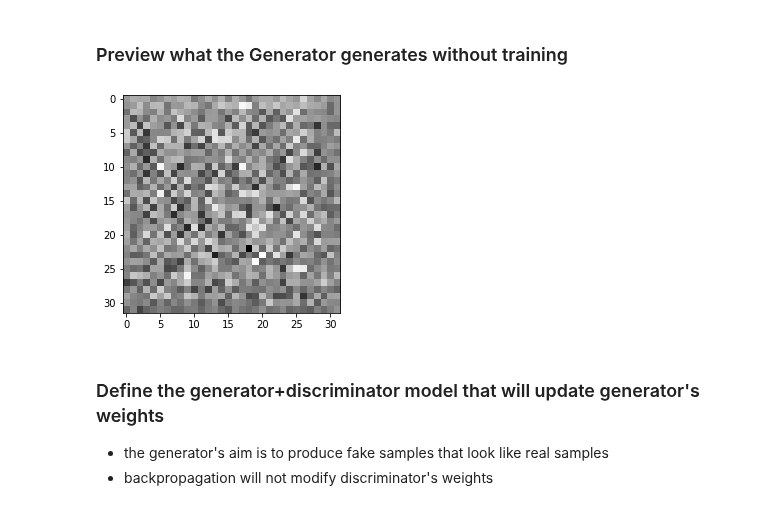
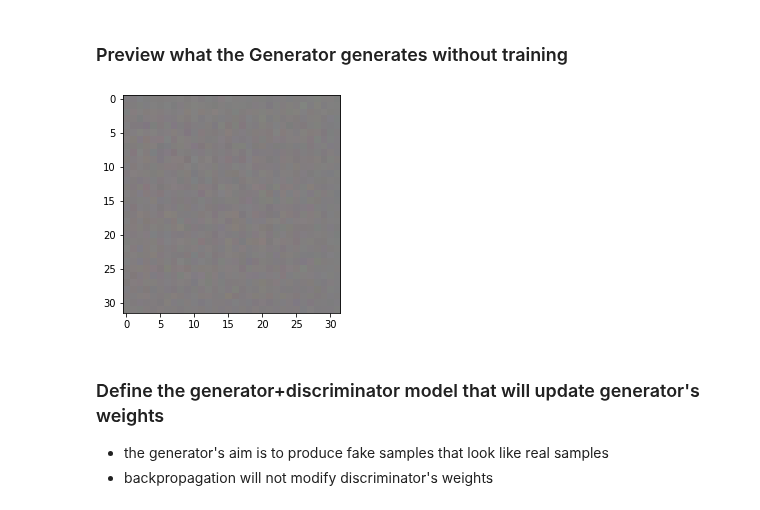
Before and after one commit to akamojo/AnimeStyleTransfer, a Jupyter notebook: anime_gan.ipynb, the cells around one changed output. Saved outputs shown, nothing was run; the diff lists cells and outputs as text; code cells hidden in the pictures.

Commit message:
Add tanh in generator + ReLUs

```diff
--- a/anime_gan.ipynb
+++ b/anime_gan.ipynb
@@ -44,7 +62,7 @@ for i in range(16):
     # turn off axis
     plt.axis('off')
     # plot raw pixel data
-    plt.imshow(cv2.cvtColor(trainX[i], cv2.COLOR_BGR2RGB))
+    plt.imshow(trainX[i])
 
 plt.show()
 # %% [output]
@@ -197,20 +201,35 @@ def define_generator(latent_dim):
     n_nodes = 128 * 8 * 8
     model.add(Dense(n_nodes, input_dim=latent_dim))
 #     model.add(BatchNormalization())
-    model.add(LeakyReLU(alpha=0.2))
+    # model.add(LeakyReLU(alpha=0.2))
+    model.add(ReLU())
     model.add(Reshape((8, 8, 128)))
+
     model.add(Conv2DTranspose(64, (4,4), strides=(2,2), padding='same'))
 #     model.add(BatchNormalization())
-    model.add(LeakyReLU(alpha=0.2))
+    # model.add(LeakyReLU(alpha=0.2))
+    model.add(ReLU())
+
     model.add(Conv2DTranspose(32, (4,4), strides=(2,2), padding='same'))
 #     model.add(BatchNormalization())
-    model.add(LeakyReLU(alpha=0.2))
-    model.add(Conv2D(3, (8,8), activation='sigmoid', padding='same'))
+    # model.add(LeakyReLU(alpha=0.2))
+    model.add(ReLU())
+
+    model.add(Conv2D(3, (8,8), activation='tanh', padding='same', name="output"))
+
+    if model.get_layer(name='output').activation.__name__ == 'tanh':
+      model.add(Lambda(lambda x: (x + constant(1.0)) / constant(2.0), name="tanh-shift"))
+
     return model
+
+def get_model_summary_string(model):
+  stringlist = []
+  model.summary(print_fn=lambda x: stringlist.append(x), line_length=120)
+  return "\n".join(stringlist)
 
 # define the size of the latent space
 latent_dim = 100
 # define the generator model
 model = define_generator(latent_dim)
-model.summary()
+print(get_model_summary_string(model))
 # %% [output]
@@ -250,6 +269,19 @@ def generate_fake_samples_with_generator(g_model, latent_dim, n_samples):
     x_input = generate_latent_points(latent_dim, n_samples)
     # predict outputs
     X = g_model.predict(x_input)
+
+    ''' NOT USED NOW
+    # check generator's output activation as it changes output range
+    if g_model.get_layer(name='output').activation.__name__ == 'tanh':
+      # if tanh, change [-1, 1] range into [0, 1]
+      X = X + 1.0 / 2.0
+    elif model.get_layer(name='output').activation.__name__ == 'sigmoid':
+      # if sigmoid, do nothing
+      pass
+    else:
+      raise Exception("Other activations in generator's output are not supported yet!")
+    '''
+
     # create 'fake' class labels (0)
     y = np.zeros((n_samples, 1))
     return X, y
@@ -258,17 +290,16 @@ def generate_fake_samples_with_generator(g_model, latent_dim, n_samples):
 # %%
 # size of the latent space
 latent_dim = 100
 # define the discriminator model
 model = define_generator(latent_dim)
 # generate samples
-n_samples = 16
+n_samples = 4
 X, _ = generate_fake_samples_with_generator(model, latent_dim, n_samples)
-i = 1
-plt.imshow(X[i, :, :, 0], cmap='gray_r')
+plt.imshow(X[0, :, :])
 # show the figure
 plt.show()
 # %% [output]
-[figure, old version]
+[figure, new version]
 # %% [markdown]
 ### Define the generator+discriminator model that will update generator's weights
 - the generator's aim is to produce fake samples that look like real samples
```
Also changed, not shown: parts of 26 cells of this notebook.
